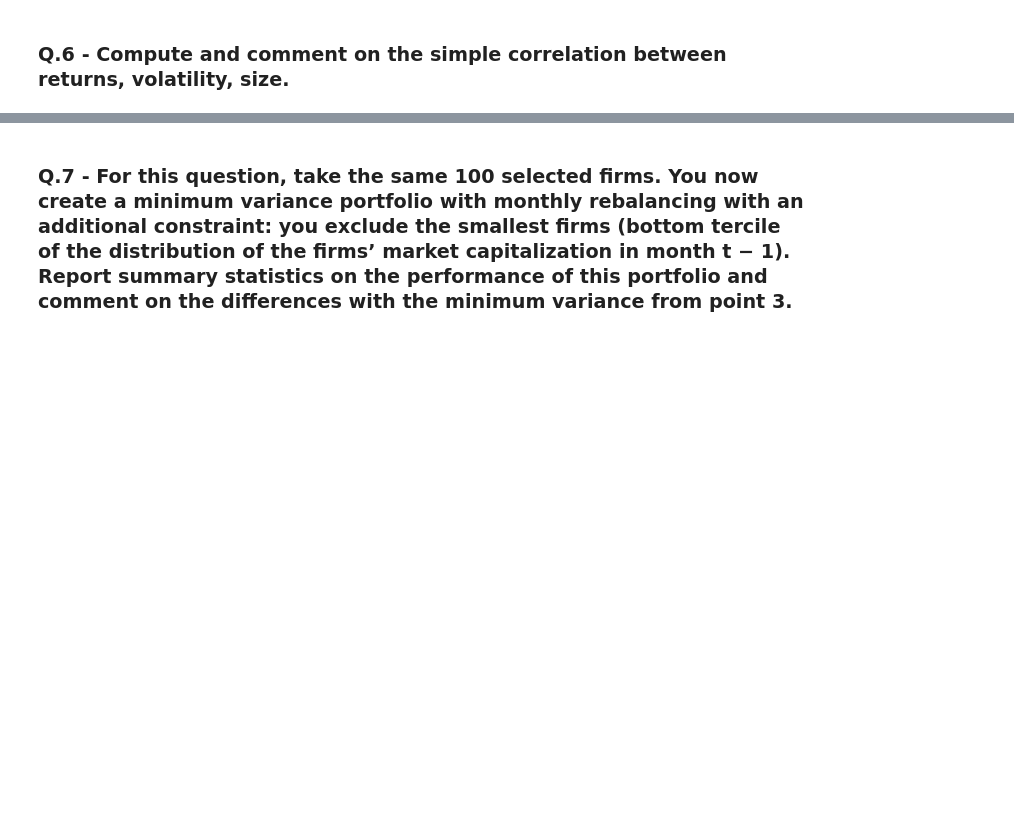
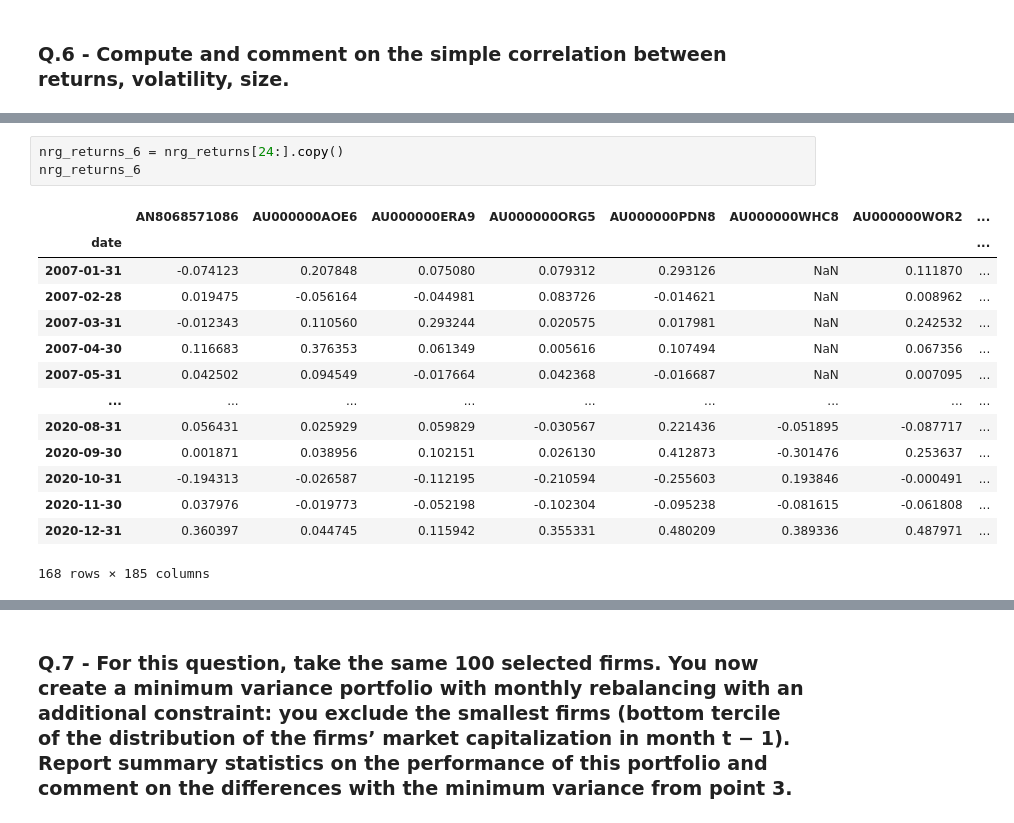
Before and after one commit to percw/Sustainable_and_Entrepreneurial_Finance, a Jupyter notebook: assignment_1.ipynb, the cells around one changed output, grey strips where cells are left out. Drawn from its saved outputs; the diff is of its cells as text; blank space fills up the shorter version.

```diff
--- a/assignment_1.ipynb
+++ b/assignment_1.ipynb
@@ -1636,0 +2004,18 @@ fig.show()
+# %%
+nrg_returns_6 = nrg_returns[24:].copy()
+nrg_returns_6
+# %% [output]
+|  | AN8068571086 | AU000000AOE6 | AU000000ERA9 | AU000000ORG5 | AU000000PDN8 | AU000000WHC8 | AU000000WOR2 | ... |
+| date |  |  |  |  |  |  |  | ... |
+| 2007-01-31 | -0.074123 | 0.207848 | 0.075080 | 0.079312 | 0.293126 | NaN | 0.111870 | ... |
+| 2007-02-28 | 0.019475 | -0.056164 | -0.044981 | 0.083726 | -0.014621 | NaN | 0.008962 | ... |
+| 2007-03-31 | -0.012343 | 0.110560 | 0.293244 | 0.020575 | 0.017981 | NaN | 0.242532 | ... |
+| 2007-04-30 | 0.116683 | 0.376353 | 0.061349 | 0.005616 | 0.107494 | NaN | 0.067356 | ... |
+| 2007-05-31 | 0.042502 | 0.094549 | -0.017664 | 0.042368 | -0.016687 | NaN | 0.007095 | ... |
+| ... | ... | ... | ... | ... | ... | ... | ... | ... |
+| 2020-08-31 | 0.056431 | 0.025929 | 0.059829 | -0.030567 | 0.221436 | -0.051895 | -0.087717 | ... |
+| 2020-09-30 | 0.001871 | 0.038956 | 0.102151 | 0.026130 | 0.412873 | -0.301476 | 0.253637 | ... |
+| 2020-10-31 | -0.194313 | -0.026587 | -0.112195 | -0.210594 | -0.255603 | 0.193846 | -0.000491 | ... |
+| 2020-11-30 | 0.037976 | -0.019773 | -0.052198 | -0.102304 | -0.095238 | -0.081615 | -0.061808 | ... |
+| 2020-12-31 | 0.360397 | 0.044745 | 0.115942 | 0.355331 | 0.480209 | 0.389336 | 0.487971 | ... |
+168 rows × 185 columns
```
Also changed, not shown: parts of 26 cells of this notebook, 5 other files.
